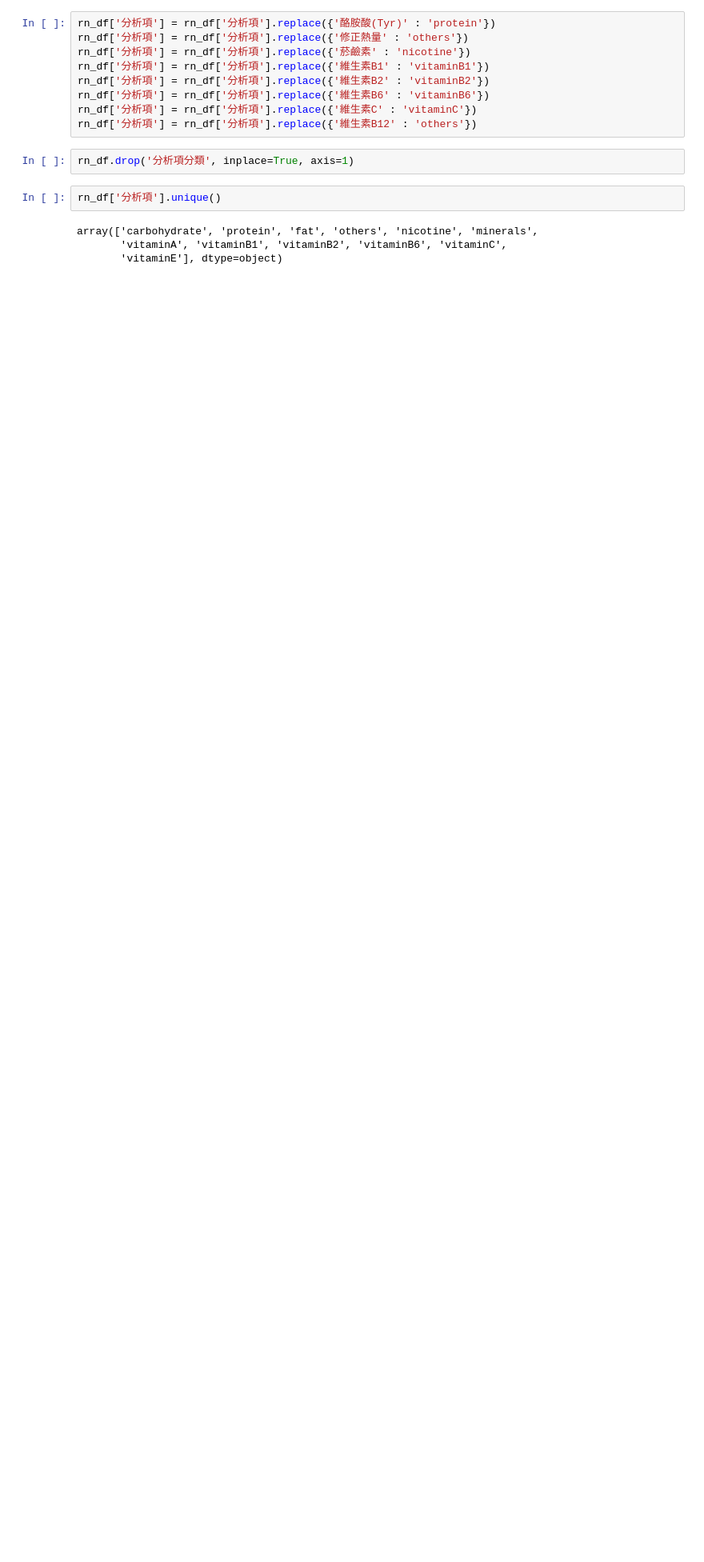
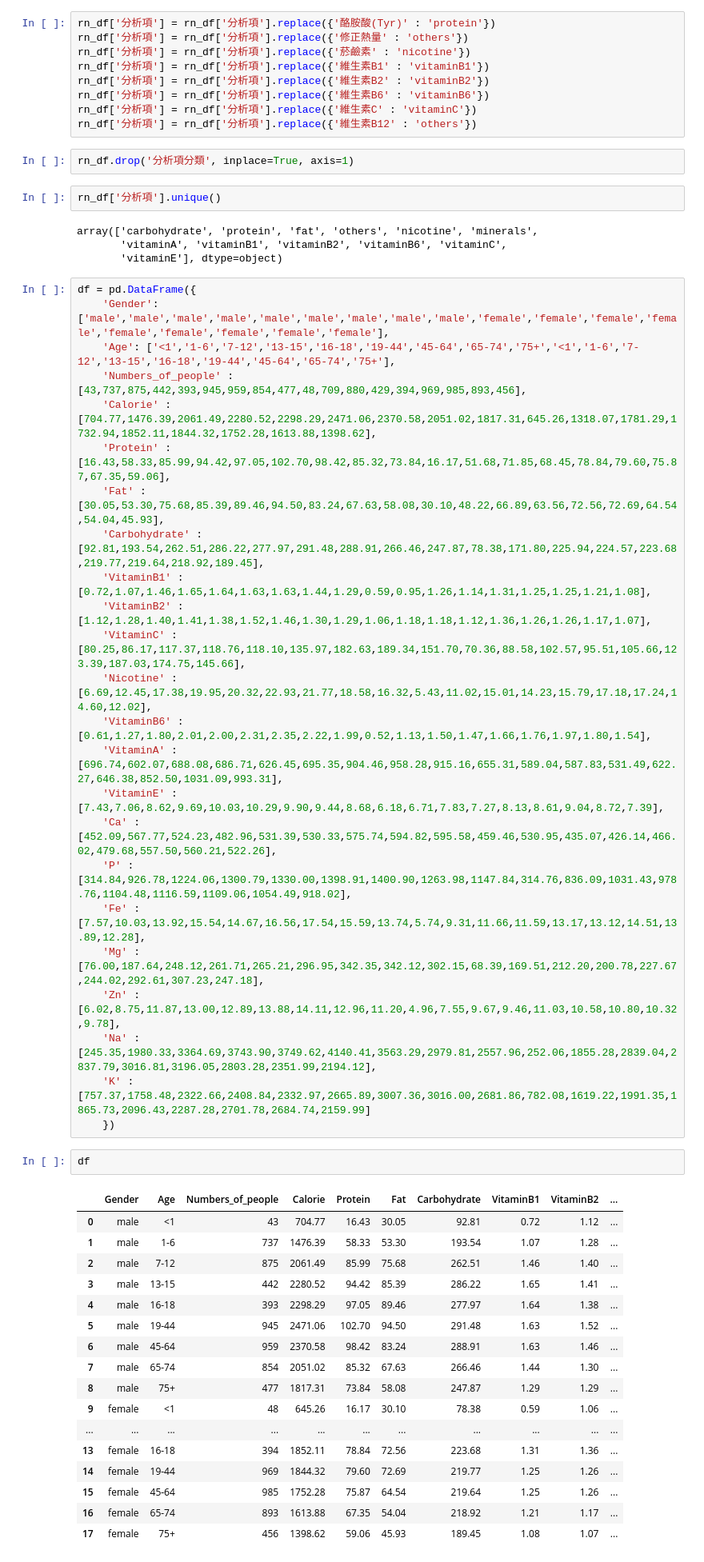
Before and after one commit to Spector3702/DailyNutriPlanner, a Jupyter notebook: Data/PreProcess.ipynb, the cells around one changed output. Shown at 80% size. Cells and saved outputs as stored; diff of their text form; blank space fills up the shorter version.

Commit message:
pdf_dataframe

```diff
--- a/Data/PreProcess.ipynb
+++ b/Data/PreProcess.ipynb
@@ -152,3 +152,47 @@ rn_df['分析項'].unique()
 array(['carbohydrate', 'protein', 'fat', 'others', 'nicotine', 'minerals',
        'vitaminA', 'vitaminB1', 'vitaminB2', 'vitaminB6', 'vitaminC',
        'vitaminE'], dtype=object)
+# %%
+df = pd.DataFrame({
+    'Gender': ['male','male','male','male','male','male','male','male','male','female','female','female','female','female','female','female','female','female'],
+    'Age': ['<1','1-6','7-12','13-15','16-18','19-44','45-64','65-74','75+','<1','1-6','7-12','13-15','16-18','19-44','45-64','65-74','75+'],
+    'Numbers_of_people' : [43,737,875,442,393,945,959,854,477,48,709,880,429,394,969,985,893,456],
+    'Calorie' : [704.77,1476.39,2061.49,2280.52,2298.29,2471.06,2370.58,2051.02,1817.31,645.26,1318.07,1781.29,1732.94,1852.11,1844.32,1752.28,1613.88,1398.62],
+    'Protein' : [16.43,58.33,85.99,94.42,97.05,102.70,98.42,85.32,73.84,16.17,51.68,71.85,68.45,78.84,79.60,75.87,67.35,59.06],
+    'Fat' : [30.05,53.30,75.68,85.39,89.46,94.50,83.24,67.63,58.08,30.10,48.22,66.89,63.56,72.56,72.69,64.54,54.04,45.93],
+    'Carbohydrate' : [92.81,193.54,262.51,286.22,277.97,291.48,288.91,266.46,247.87,78.38,171.80,225.94,224.57,223.68,219.77,219.64,218.92,189.45],
+    'VitaminB1' : [0.72,1.07,1.46,1.65,1.64,1.63,1.63,1.44,1.29,0.59,0.95,1.26,1.14,1.31,1.25,1.25,1.21,1.08],
+    'VitaminB2' : [1.12,1.28,1.40,1.41,1.38,1.52,1.46,1.30,1.29,1.06,1.18,1.18,1.12,1.36,1.26,1.26,1.17,1.07],
+    'VitaminC' : [80.25,86.17,117.37,118.76,118.10,135.97,182.63,189.34,151.70,70.36,88.58,102.57,95.51,105.66,123.39,187.03,174.75,145.66],
+    'Nicotine' : [6.69,12.45,17.38,19.95,20.32,22.93,21.77,18.58,16.32,5.43,11.02,15.01,14.23,15.79,17.18,17.24,14.60,12.02],
+    'VitaminB6' : [0.61,1.27,1.80,2.01,2.00,2.31,2.35,2.22,1.99,0.52,1.13,1.50,1.47,1.66,1.76,1.97,1.80,1.54],
+    'VitaminA' : [696.74,602.07,688.08,686.71,626.45,695.35,904.46,958.28,915.16,655.31,589.04,587.83,531.49,622.27,646.38,852.50,1031.09,993.31],
+    'VitaminE' : [7.43,7.06,8.62,9.69,10.03,10.29,9.90,9.44,8.68,6.18,6.71,7.83,7.27,8.13,8.61,9.04,8.72,7.39],
+    'Ca' : [452.09,567.77,524.23,482.96,531.39,530.33,575.74,594.82,595.58,459.46,530.95,435.07,426.14,466.02,479.68,557.50,560.21,522.26],
+    'P' : [314.84,926.78,1224.06,1300.79,1330.00,1398.91,1400.90,1263.98,1147.84,314.76,836.09,1031.43,978.76,1104.48,1116.59,1109.06,1054.49,918.02],
+    'Fe' : [7.57,10.03,13.92,15.54,14.67,16.56,17.54,15.59,13.74,5.74,9.31,11.66,11.59,13.17,13.12,14.51,13.89,12.28],
+    'Mg' : [76.00,187.64,248.12,261.71,265.21,296.95,342.35,342.12,302.15,68.39,169.51,212.20,200.78,227.67,244.02,292.61,307.23,247.18],
+    'Zn' : [6.02,8.75,11.87,13.00,12.89,13.88,14.11,12.96,11.20,4.96,7.55,9.67,9.46,11.03,10.58,10.80,10.32,9.78],
+    'Na' : [245.35,1980.33,3364.69,3743.90,3749.62,4140.41,3563.29,2979.81,2557.96,252.06,1855.28,2839.04,2837.79,3016.81,3196.05,2803.28,2351.99,2194.12],
+    'K' : [757.37,1758.48,2322.66,2408.84,2332.97,2665.89,3007.36,3016.00,2681.86,782.08,1619.22,1991.35,1865.73,2096.43,2287.28,2701.78,2684.74,2159.99]
+    })
+# %%
+df
+# %% [output]
+|  | Gender | Age | Numbers_of_people | Calorie | Protein | Fat | Carbohydrate | VitaminB1 | VitaminB2 | ... |
+| 0 | male | <1 | 43 | 704.77 | 16.43 | 30.05 | 92.81 | 0.72 | 1.12 | ... |
+| 1 | male | 1-6 | 737 | 1476.39 | 58.33 | 53.30 | 193.54 | 1.07 | 1.28 | ... |
+| 2 | male | 7-12 | 875 | 2061.49 | 85.99 | 75.68 | 262.51 | 1.46 | 1.40 | ... |
+| 3 | male | 13-15 | 442 | 2280.52 | 94.42 | 85.39 | 286.22 | 1.65 | 1.41 | ... |
+| 4 | male | 16-18 | 393 | 2298.29 | 97.05 | 89.46 | 277.97 | 1.64 | 1.38 | ... |
+| 5 | male | 19-44 | 945 | 2471.06 | 102.70 | 94.50 | 291.48 | 1.63 | 1.52 | ... |
+| 6 | male | 45-64 | 959 | 2370.58 | 98.42 | 83.24 | 288.91 | 1.63 | 1.46 | ... |
+| 7 | male | 65-74 | 854 | 2051.02 | 85.32 | 67.63 | 266.46 | 1.44 | 1.30 | ... |
+| 8 | male | 75+ | 477 | 1817.31 | 73.84 | 58.08 | 247.87 | 1.29 | 1.29 | ... |
+| 9 | female | <1 | 48 | 645.26 | 16.17 | 30.10 | 78.38 | 0.59 | 1.06 | ... |
+| ... | ... | ... | ... | ... | ... | ... | ... | ... | ... | ... |
+| 13 | female | 16-18 | 394 | 1852.11 | 78.84 | 72.56 | 223.68 | 1.31 | 1.36 | ... |
+| 14 | female | 19-44 | 969 | 1844.32 | 79.60 | 72.69 | 219.77 | 1.25 | 1.26 | ... |
+| 15 | female | 45-64 | 985 | 1752.28 | 75.87 | 64.54 | 219.64 | 1.25 | 1.26 | ... |
+| 16 | female | 65-74 | 893 | 1613.88 | 67.35 | 54.04 | 218.92 | 1.21 | 1.17 | ... |
+| 17 | female | 75+ | 456 | 1398.62 | 59.06 | 45.93 | 189.45 | 1.08 | 1.07 | ... |
```
Also changed, not shown: parts of 1 cell of this notebook.
